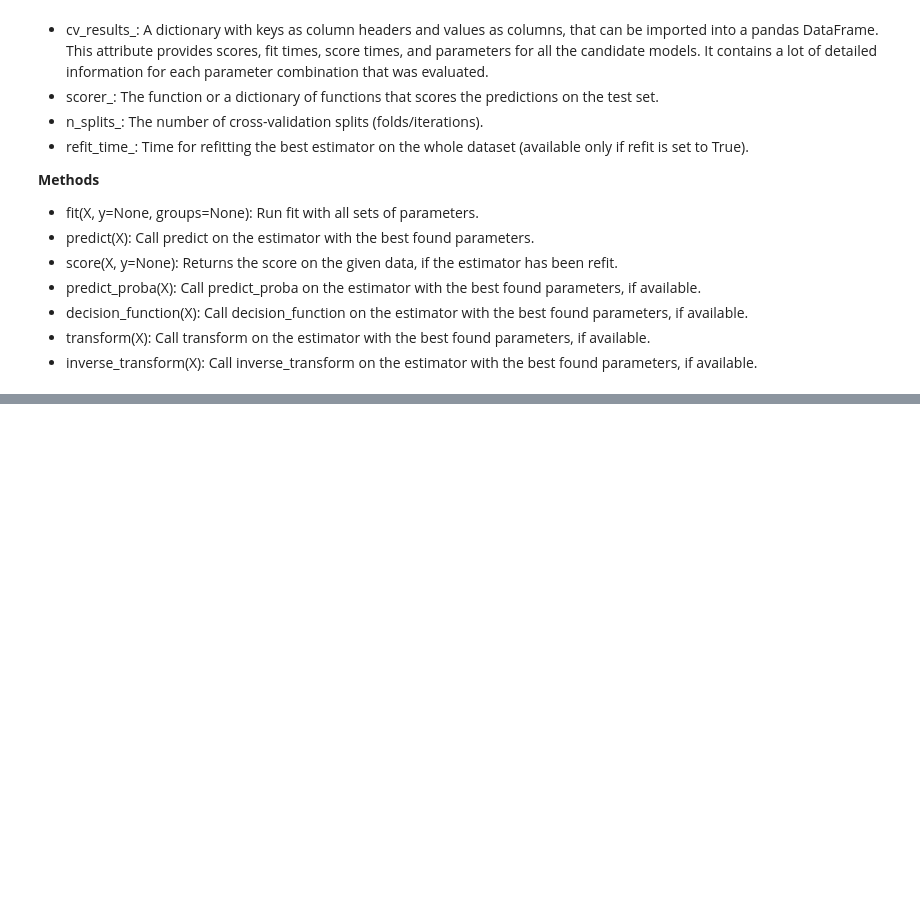
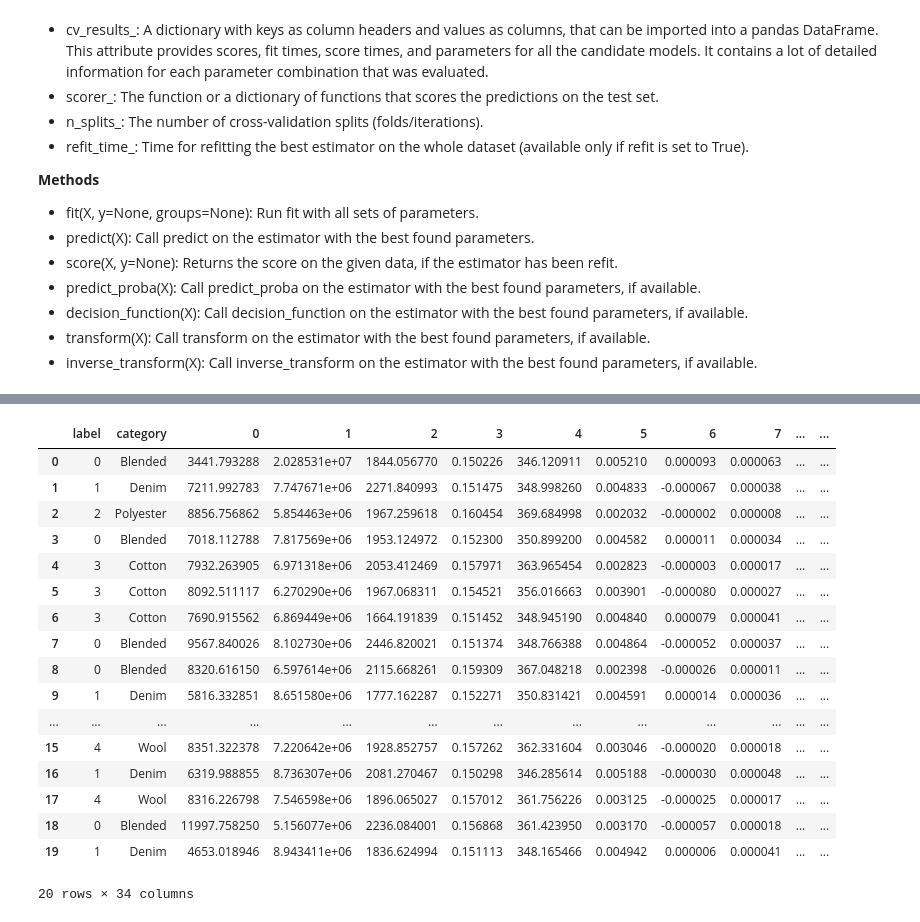
Before and after one commit to elliswmartin/fabric, a Jupyter notebook: svm.ipynb, the cells around one changed output, grey strips where cells are left out. Drawn from its saved outputs; the diff is of its cells as text; code cells hidden in the pictures; blank space fills up the shorter version.

```diff
--- a/svm.ipynb
+++ b/svm.ipynb
@@ -83,0 +141,21 @@ def svm_grid_search_cv(dataframe, features, target, cv_folds=5):
+# %%
+train_df.head(20)
+# %% [output]
+|  | label | category | 0 | 1 | 2 | 3 | 4 | 5 | 6 | 7 | ... | ... |
+| 0 | 0 | Blended | 3441.793288 | 2.028531e+07 | 1844.056770 | 0.150226 | 346.120911 | 0.005210 | 0.000093 | 0.000063 | ... | ... |
+| 1 | 1 | Denim | 7211.992783 | 7.747671e+06 | 2271.840993 | 0.151475 | 348.998260 | 0.004833 | -0.000067 | 0.000038 | ... | ... |
+| 2 | 2 | Polyester | 8856.756862 | 5.854463e+06 | 1967.259618 | 0.160454 | 369.684998 | 0.002032 | -0.000002 | 0.000008 | ... | ... |
+| 3 | 0 | Blended | 7018.112788 | 7.817569e+06 | 1953.124972 | 0.152300 | 350.899200 | 0.004582 | 0.000011 | 0.000034 | ... | ... |
+| 4 | 3 | Cotton | 7932.263905 | 6.971318e+06 | 2053.412469 | 0.157971 | 363.965454 | 0.002823 | -0.000003 | 0.000017 | ... | ... |
+| 5 | 3 | Cotton | 8092.511117 | 6.270290e+06 | 1967.068311 | 0.154521 | 356.016663 | 0.003901 | -0.000080 | 0.000027 | ... | ... |
+| 6 | 3 | Cotton | 7690.915562 | 6.869449e+06 | 1664.191839 | 0.151452 | 348.945190 | 0.004840 | 0.000079 | 0.000041 | ... | ... |
+| 7 | 0 | Blended | 9567.840026 | 8.102730e+06 | 2446.820021 | 0.151374 | 348.766388 | 0.004864 | -0.000052 | 0.000037 | ... | ... |
+| 8 | 0 | Blended | 8320.616150 | 6.597614e+06 | 2115.668261 | 0.159309 | 367.048218 | 0.002398 | -0.000026 | 0.000011 | ... | ... |
+| 9 | 1 | Denim | 5816.332851 | 8.651580e+06 | 1777.162287 | 0.152271 | 350.831421 | 0.004591 | 0.000014 | 0.000036 | ... | ... |
+| ... | ... | ... | ... | ... | ... | ... | ... | ... | ... | ... | ... | ... |
+| 15 | 4 | Wool | 8351.322378 | 7.220642e+06 | 1928.852757 | 0.157262 | 362.331604 | 0.003046 | -0.000020 | 0.000018 | ... | ... |
+| 16 | 1 | Denim | 6319.988855 | 8.736307e+06 | 2081.270467 | 0.150298 | 346.285614 | 0.005188 | -0.000030 | 0.000048 | ... | ... |
+| 17 | 4 | Wool | 8316.226798 | 7.546598e+06 | 1896.065027 | 0.157012 | 361.756226 | 0.003125 | -0.000025 | 0.000017 | ... | ... |
+| 18 | 0 | Blended | 11997.758250 | 5.156077e+06 | 2236.084001 | 0.156868 | 361.423950 | 0.003170 | -0.000057 | 0.000018 | ... | ... |
+| 19 | 1 | Denim | 4653.018946 | 8.943411e+06 | 1836.624994 | 0.151113 | 348.165466 | 0.004942 | 0.000006 | 0.000041 | ... | ... |
+20 rows × 34 columns
```
Also changed, not shown: parts of 5 cells of this notebook.
